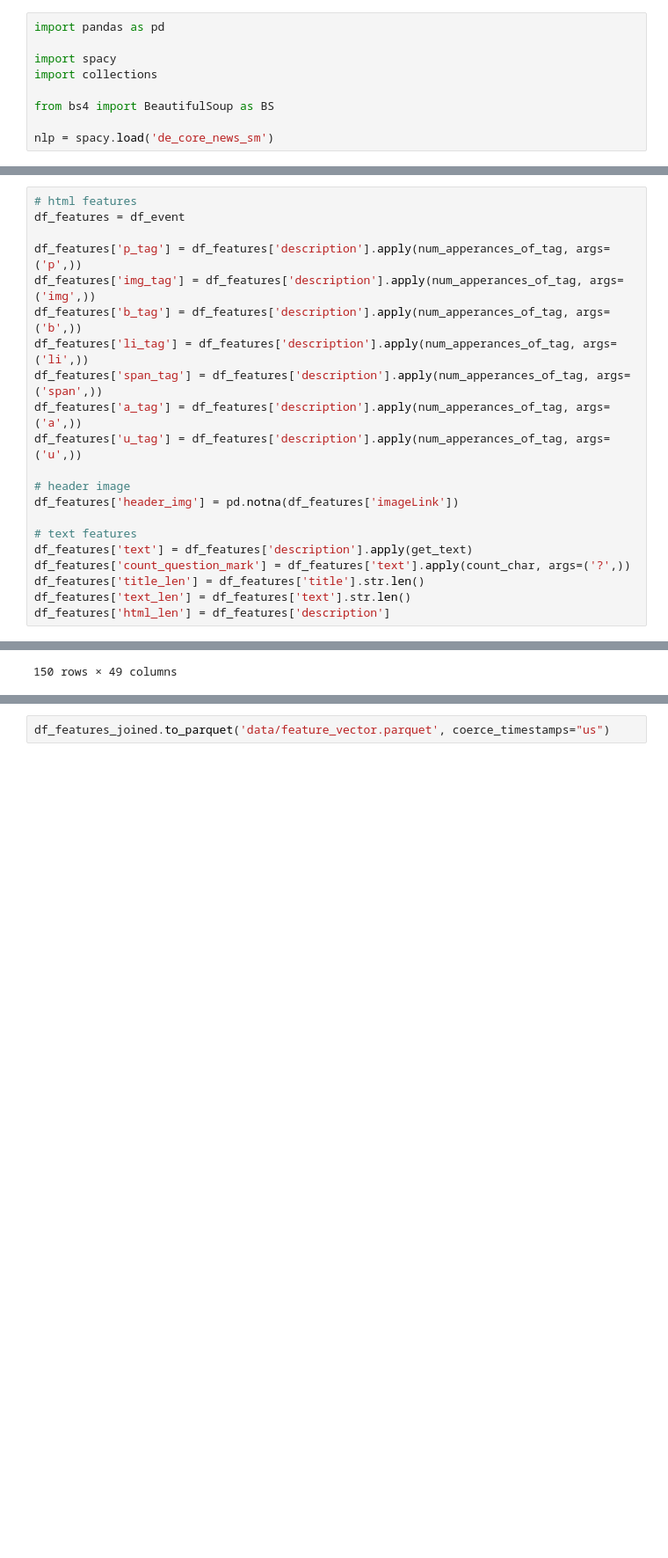
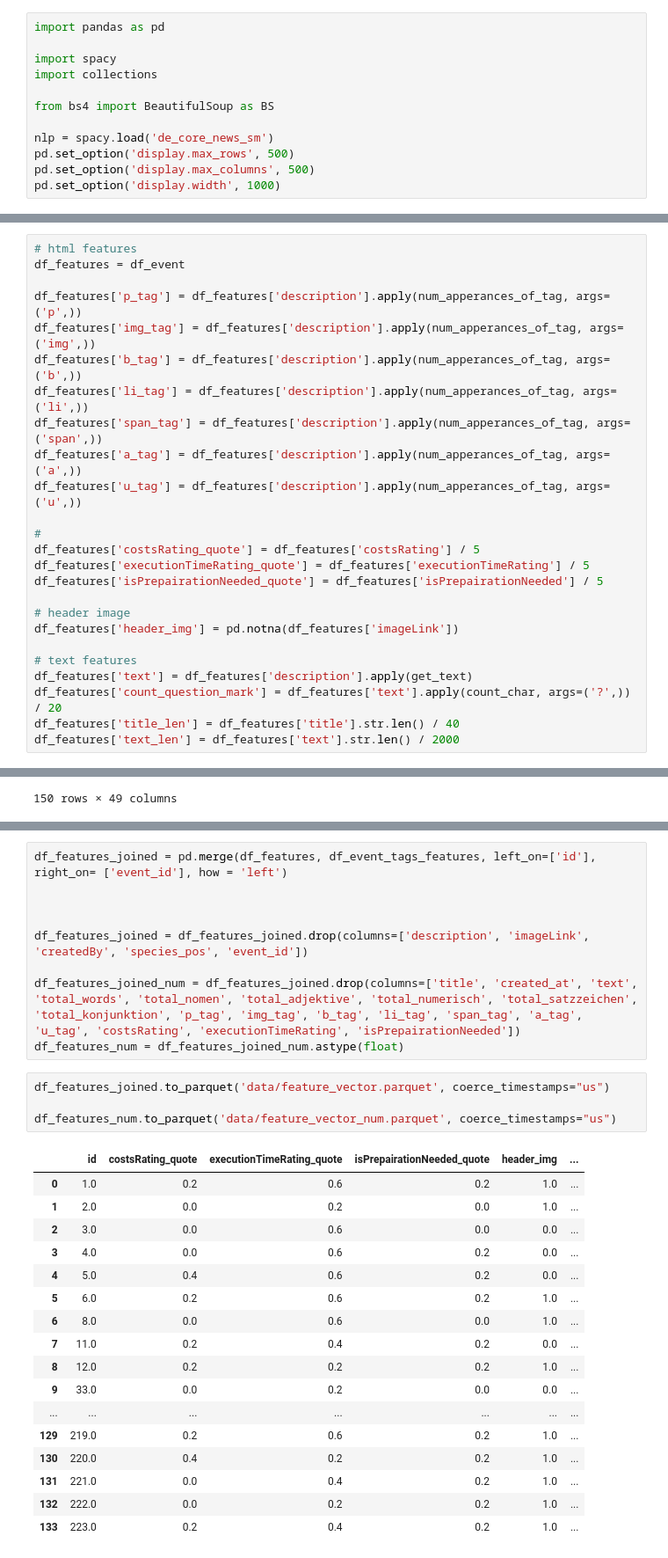
Before and after one commit to scout-tools/heimabend, a Jupyter notebook: inspi-score/2_t_feature_extraction.ipynb, the cells around one changed output, grey strips where cells are left out. Shown: that part at 88% size. Cells and saved outputs as stored; diff of their text form; blank space fills up the shorter version.

```diff
--- a/inspi-score/2_t_feature_extraction.ipynb
+++ b/inspi-score/2_t_feature_extraction.ipynb
@@ -7,6 +7,9 @@ import collections
 from bs4 import BeautifulSoup as BS
 
 nlp = spacy.load('de_core_news_sm')
+pd.set_option('display.max_rows', 500)
+pd.set_option('display.max_columns', 500)
+pd.set_option('display.width', 1000)
 # %%
 df_tag_category = pd.read_parquet('data/tag_category.parquet')
 df_tag = pd.read_parquet('data/tag.parquet')
@@ -52,15 +55,19 @@ df_features['span_tag'] = df_features['description'].apply(num_apperances_of_tag
 df_features['a_tag'] = df_features['description'].apply(num_apperances_of_tag, args=('a',))
 df_features['u_tag'] = df_features['description'].apply(num_apperances_of_tag, args=('u',))
 
+#
+df_features['costsRating_quote'] = df_features['costsRating'] / 5
+df_features['executionTimeRating_quote'] = df_features['executionTimeRating'] / 5
+df_features['isPrepairationNeeded_quote'] = df_features['isPrepairationNeeded'] / 5
+
 # header image
 df_features['header_img'] = pd.notna(df_features['imageLink'])
 
 # text features
 df_features['text'] = df_features['description'].apply(get_text)
-df_features['count_question_mark'] = df_features['text'].apply(count_char, args=('?',))
-df_features['title_len'] = df_features['title'].str.len()
-df_features['text_len'] = df_features['text'].str.len()
-df_features['html_len'] = df_features['description']
+df_features['count_question_mark'] = df_features['text'].apply(count_char, args=('?',)) / 20
+df_features['title_len'] = df_features['title'].str.len() / 40
+df_features['text_len'] = df_features['text'].str.len() / 2000
 # %%
 # NLP
 # %%
@@ -144,2 +149,31 @@ df_features_joined = pd.merge(df_features, df_event_tags_features, left_on=['id'
+# %%
+df_features_joined = pd.merge(df_features, df_event_tags_features, left_on=['id'], right_on= ['event_id'], how = 'left')
+
+
+
+df_features_joined = df_features_joined.drop(columns=['description', 'imageLink', 'createdBy', 'species_pos', 'event_id'])
+
+df_features_joined_num = df_features_joined.drop(columns=['title', 'created_at', 'text', 'total_words', 'total_nomen', 'total_adjektive', 'total_numerisch', 'total_satzzeichen', 'total_konjunktion', 'p_tag', 'img_tag', 'b_tag', 'li_tag', 'span_tag', 'a_tag', 'u_tag', 'costsRating', 'executionTimeRating', 'isPrepairationNeeded'])
+df_features_num = df_features_joined_num.astype(float)
 # %%
 df_features_joined.to_parquet('data/feature_vector.parquet', coerce_timestamps="us")
+
+df_features_num.to_parquet('data/feature_vector_num.parquet', coerce_timestamps="us")
+# %% [output]
+|  | id | costsRating_quote | executionTimeRating_quote | isPrepairationNeeded_quote | header_img | ... |
+| 0 | 1.0 | 0.2 | 0.6 | 0.2 | 1.0 | ... |
+| 1 | 2.0 | 0.0 | 0.2 | 0.0 | 1.0 | ... |
+| 2 | 3.0 | 0.0 | 0.6 | 0.0 | 0.0 | ... |
+| 3 | 4.0 | 0.0 | 0.6 | 0.2 | 0.0 | ... |
+| 4 | 5.0 | 0.4 | 0.6 | 0.2 | 0.0 | ... |
+| 5 | 6.0 | 0.2 | 0.6 | 0.2 | 1.0 | ... |
+| 6 | 8.0 | 0.0 | 0.6 | 0.0 | 1.0 | ... |
+| 7 | 11.0 | 0.2 | 0.4 | 0.2 | 0.0 | ... |
+| 8 | 12.0 | 0.2 | 0.2 | 0.2 | 1.0 | ... |
+| 9 | 33.0 | 0.0 | 0.2 | 0.0 | 0.0 | ... |
+| ... | ... | ... | ... | ... | ... | ... |
+| 129 | 219.0 | 0.2 | 0.6 | 0.2 | 1.0 | ... |
+| 130 | 220.0 | 0.4 | 0.2 | 0.2 | 1.0 | ... |
+| 131 | 221.0 | 0.0 | 0.4 | 0.2 | 1.0 | ... |
+| 132 | 222.0 | 0.0 | 0.2 | 0.2 | 1.0 | ... |
+| 133 | 223.0 | 0.2 | 0.4 | 0.2 | 1.0 | ... |
```
Also changed, not shown: parts of 1 cell of this notebook, 8 other files.
